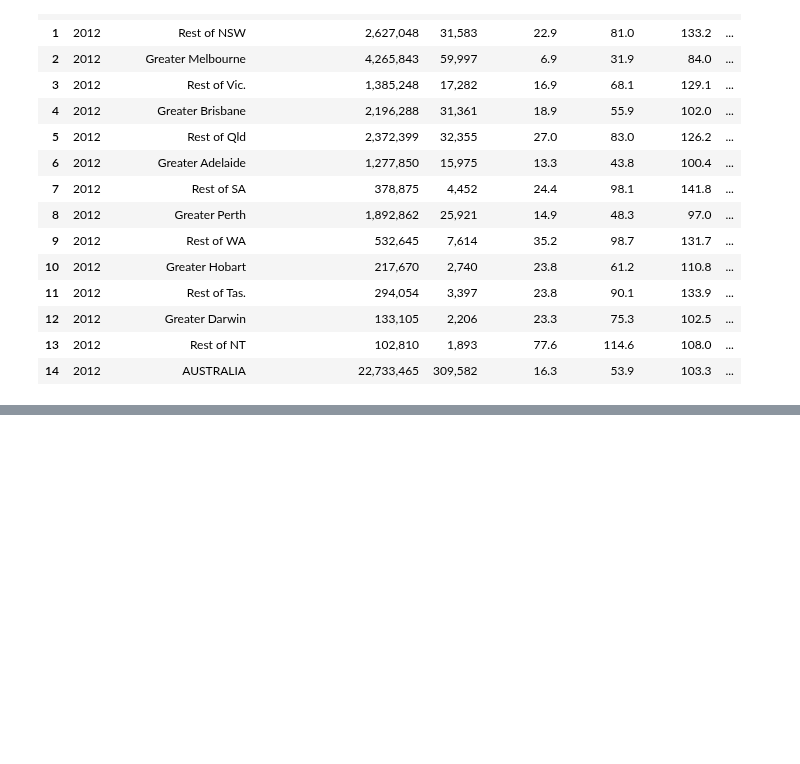
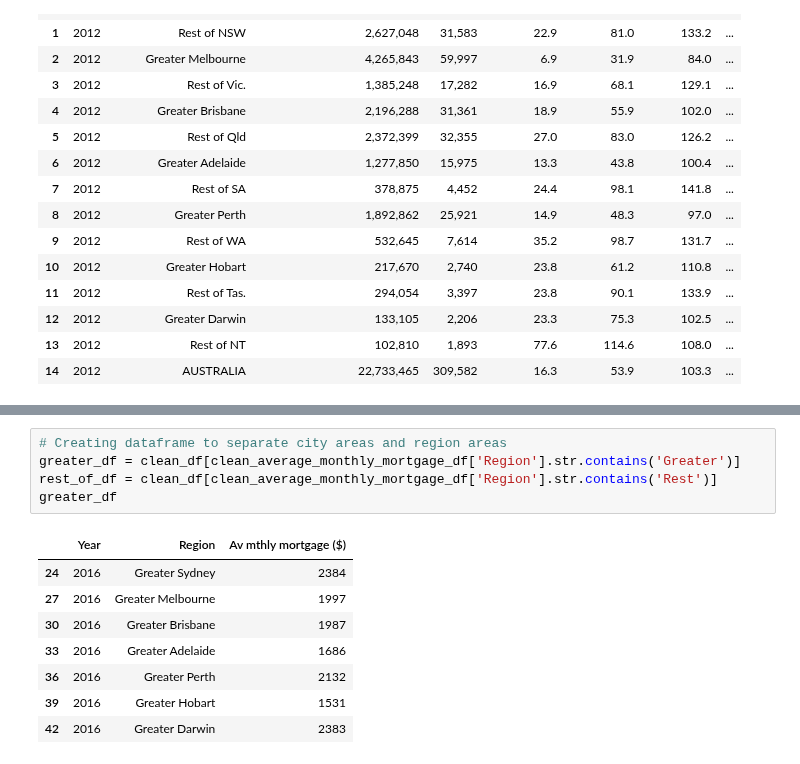
Before and after one commit to NathanJPotter/Team-Project-1, a Jupyter notebook: Project 1.ipynb, the cells around one changed output, grey strips where cells are left out. Drawn from its saved outputs; the diff is of its cells as text; blank space fills up the shorter version.

```diff
--- a/Project 1.ipynb
+++ b/Project 1.ipynb
@@ -674,0 +725,14 @@ birth_data_df.head(15)
+# %%
+# Creating dataframe to separate city areas and region areas
+greater_df = clean_df[clean_average_monthly_mortgage_df['Region'].str.contains('Greater')]
+rest_of_df = clean_df[clean_average_monthly_mortgage_df['Region'].str.contains('Rest')]
+greater_df
+# %% [output]
+|  | Year | Region | Av mthly mortgage ($) |
+| 24 | 2016 | Greater Sydney | 2384 |
+| 27 | 2016 | Greater Melbourne | 1997 |
+| 30 | 2016 | Greater Brisbane | 1987 |
+| 33 | 2016 | Greater Adelaide | 1686 |
+| 36 | 2016 | Greater Perth | 2132 |
+| 39 | 2016 | Greater Hobart | 1531 |
+| 42 | 2016 | Greater Darwin | 2383 |
```
Also changed, not shown: parts of 5 cells of this notebook.
